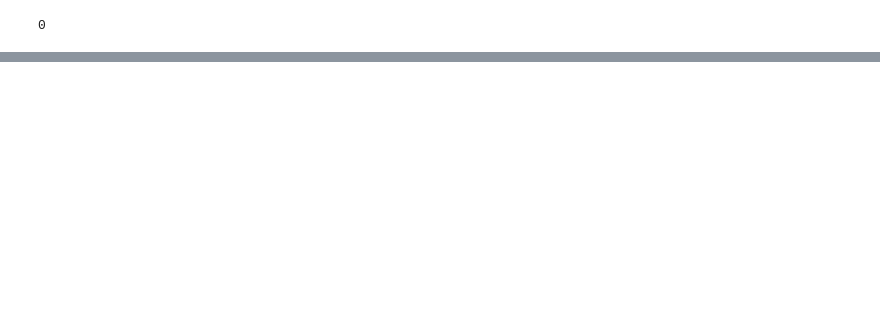
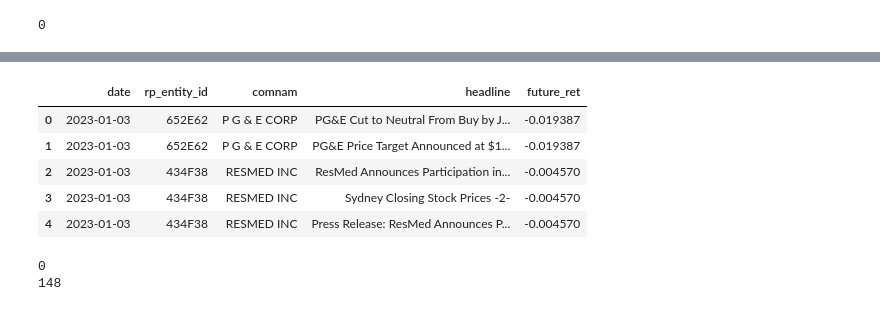
Before and after one commit to Connorwz/Topic-Modeling-in-Finance, a Jupyter notebook: Data collection and preprocessing.ipynb, the cells around one changed output, grey strips where cells are left out. Saved outputs shown, nothing was run; the diff lists cells and outputs as text; code cells hidden in the pictures; blank space fills up the shorter version.

```diff
--- a/Data collection and preprocessing.ipynb
+++ b/Data collection and preprocessing.ipynb
@@ -222,0 +297,21 @@ SP500_RP_contem_ret_2023.isna().sum().sum()
+# %%
+SP500_RP_future_ret_2023 = SP500_RP_future_ret_2023.drop_duplicates(subset = ["rp_entity_id","headline"])
+SP500_RP_future_ret_2023["future_ret"] = SP500_RP_future_ret_2023.apply(lambda row: row["CO_ret"] if row["bool_CO_ret"] \
+                                                                        else (row["ret"] if not row["bool_CO_ret"]  else None), axis = 1)
+SP500_RP_future_ret_2023 = SP500_RP_future_ret_2023.drop(columns = ['CO_ret','ret','bool_CO_ret'])
+# %%
+SP500_RP_future_ret_2023.head()
+# %% [output]
+|  | date | rp_entity_id | comnam | headline | future_ret |
+| 0 | 2023-01-03 | 652E62 | P G & E CORP | PG&E Cut to Neutral From Buy by J... | -0.019387 |
+| 1 | 2023-01-03 | 652E62 | P G & E CORP | PG&E Price Target Announced at $1... | -0.019387 |
+| 2 | 2023-01-03 | 434F38 | RESMED INC | ResMed Announces Participation in... | -0.004570 |
+| 3 | 2023-01-03 | 434F38 | RESMED INC | Sydney Closing Stock Prices -2- | -0.004570 |
+| 4 | 2023-01-03 | 434F38 | RESMED INC | Press Release: ResMed Announces P... | -0.004570 |
+# %%
+# NA comes from None opening prices
+print(SP500_RP_future_ret_2023.duplicated().sum())
+print(SP500_RP_future_ret_2023.isna().sum().sum())
+# %% [output]
+0
+148
```
Also changed, not shown: parts of 26 cells of this notebook.
